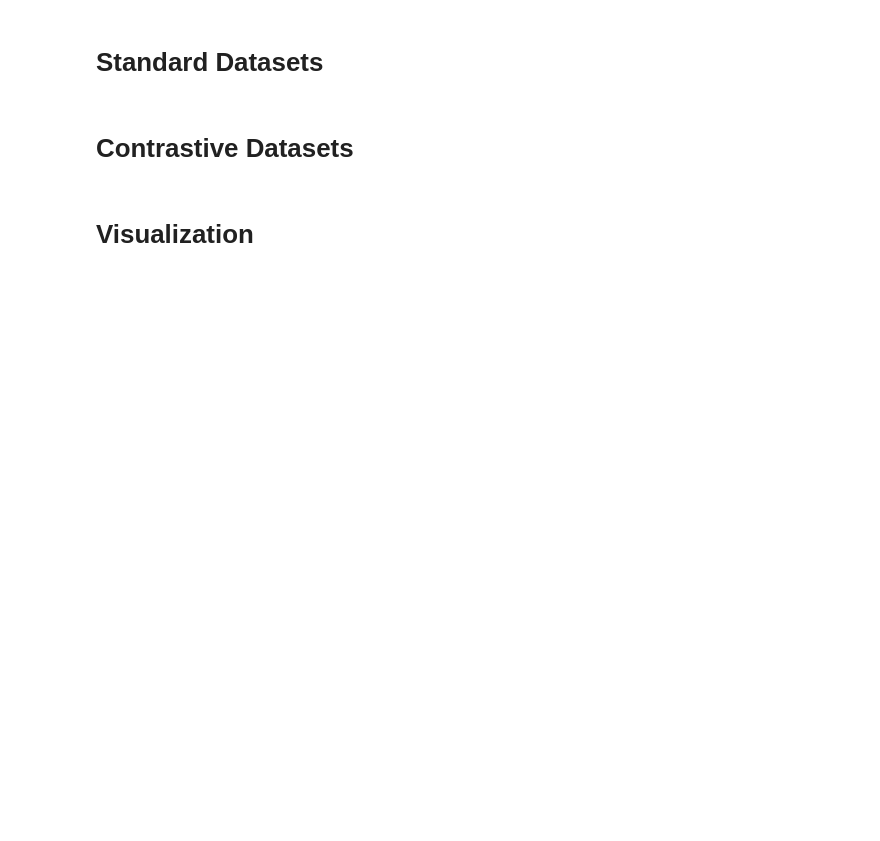
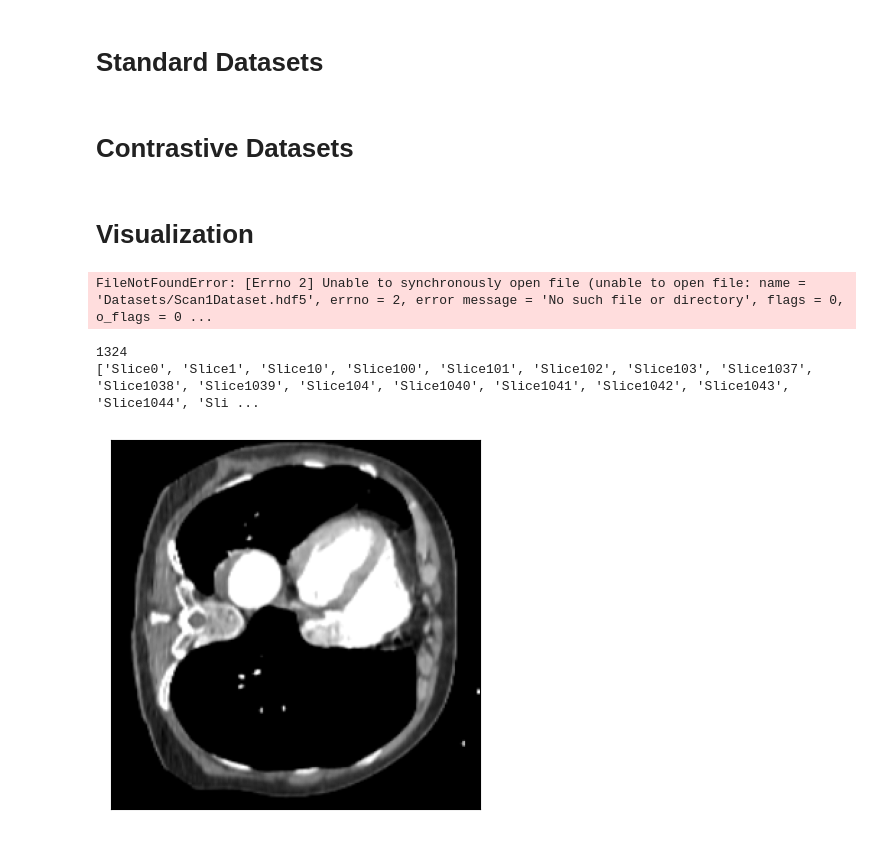
Before and after one commit to AaronMoseley/CTLiverSegmentation, a Jupyter notebook: H5FileGenerator.ipynb, the cells around one changed output. Saved outputs shown, nothing was run; the diff lists cells and outputs as text; code cells hidden in the pictures; blank space fills up the shorter version.

```diff
--- a/H5FileGenerator.ipynb
+++ b/H5FileGenerator.ipynb
@@ -13,10 +13,10 @@ from tqdm import tqdm
 #volumeDirs = ["Datasets/RawData/TrainingData/Volumes/", "Datasets/RawData/ValidationData/Volumes/", "Datasets/RawData/TestingData/Volumes/"]
 #segmentationDirs = ["Datasets/RawData/TrainingData/Segmentations/", "Datasets/RawData/ValidationData/Segmentations/", "Datasets/RawData/TestingData/Segmentations/"]
 
-volumeDirs = ["Datasets/TotalSegmentator/RawData/Volumes/"]
-segmentationDirs = ["Datasets/TotalSegmentator/RawData/Segmentations/"]
+volumeDirs = ["Datasets/RawData/TestVol/"]
+segmentationDirs = ["Datasets/RawData/TestSeg/"]
 
-fileNames = ["TotalSegmentatorTesting.hdf5"]
+fileNames = ["MultiClassTestingDataset.hdf5"]
 
 numFiles = []
 
@@ -432,6 +432,8 @@ ax.axis('image')
 ax.set_xticks([])
 ax.set_yticks([])
 plt.show()
+# %% [output]
+FileNotFoundError: [Errno 2] Unable to synchronously open file (unable to open file: name = 'Datasets/Scan1Dataset.hdf5', errno = 2, error message = 'No such file or directory', flags = 0, o_flags = 0 ...
 # %%
 #predictFile = h5py.File("BaselineMasksScan1")
 #predictFile = h5py.File("JointMasksScan1")
@@ -449,37 +451,45 @@ ax.set_xticks([])
 ax.set_yticks([])
 plt.show()
 # %%
-fileName = "Datasets/ScanDatasets/Scan1Dataset.hdf5"
+fileName = "Datasets/TotalSegmentator/TotalSegmentatorTesting.hdf5"
 file = h5py.File(fileName)
 print(len(file.keys()))
 
 fig, ax = plt.subplots()
 
 temp = []
 for i, key in enumerate(file.keys()):
-    if file[key].attrs["ImageLabel"] == 1:
+    #if np.amax(file[key]["Segmentation"]) == 2:
+    if file[key].attrs["ImageLabel"] == 0:
         temp.append(key)
 
 print(temp)
 
-sliceGrp = file["Slice17"]
+sliceGrp = file["Slice742"]
 main = sliceGrp["Slice"]
 segment = sliceGrp["Segmentation"]
 
 contours = measure.find_contours(segment, 0.9)
-clamped = clamp(list(segment), 0, 1)
-ax.imshow(clamped, cmap=plt.cm.gray)
-#ax.imshow(list(segment), cmap=plt.cm.gray)
+#tumorContours = measure.find_contours(segment, 1.9)
+#clamped = clamp(list(segment), 0, 1)
+#ax.imshow(clamped)
+ax.imshow(list(main), cmap=plt.cm.gray)
 
 #contour = contours[0]
+#tumContour = tumorContours[0]
 #ax.plot(contour[:, 1], contour[:, 0], linewidth=2)
+#ax.plot(tumContour[:, 1], tumContour[:, 0], linewidth=2)
 
 ax.axis('image')
 ax.set_xticks([])
 ax.set_yticks([])
 plt.show()
 #ax.imshow(list(pos), cmap=plt.cm.gray)
 #ax.imshow(list(neg), cmap=plt.cm.gray)
+# %% [output]
+1324
+['Slice0', 'Slice1', 'Slice10', 'Slice100', 'Slice101', 'Slice102', 'Slice103', 'Slice1037', 'Slice1038', 'Slice1039', 'Slice104', 'Slice1040', 'Slice1041', 'Slice1042', 'Slice1043', 'Slice1044', 'Sli ...
+[figure, added]
 # %%
 tumorCounter = 0
 file = h5py.File("Datasets/MultiClass/MultiClassTestingDataset.hdf5")
```
Also changed, not shown: 11 other files.
